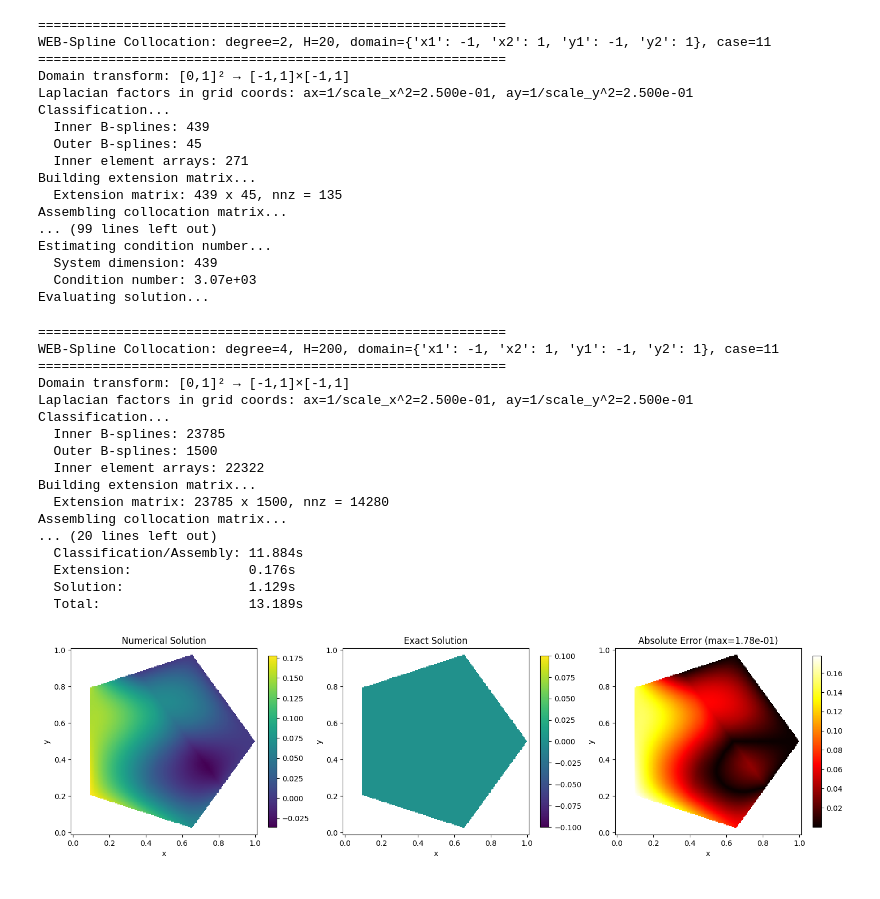
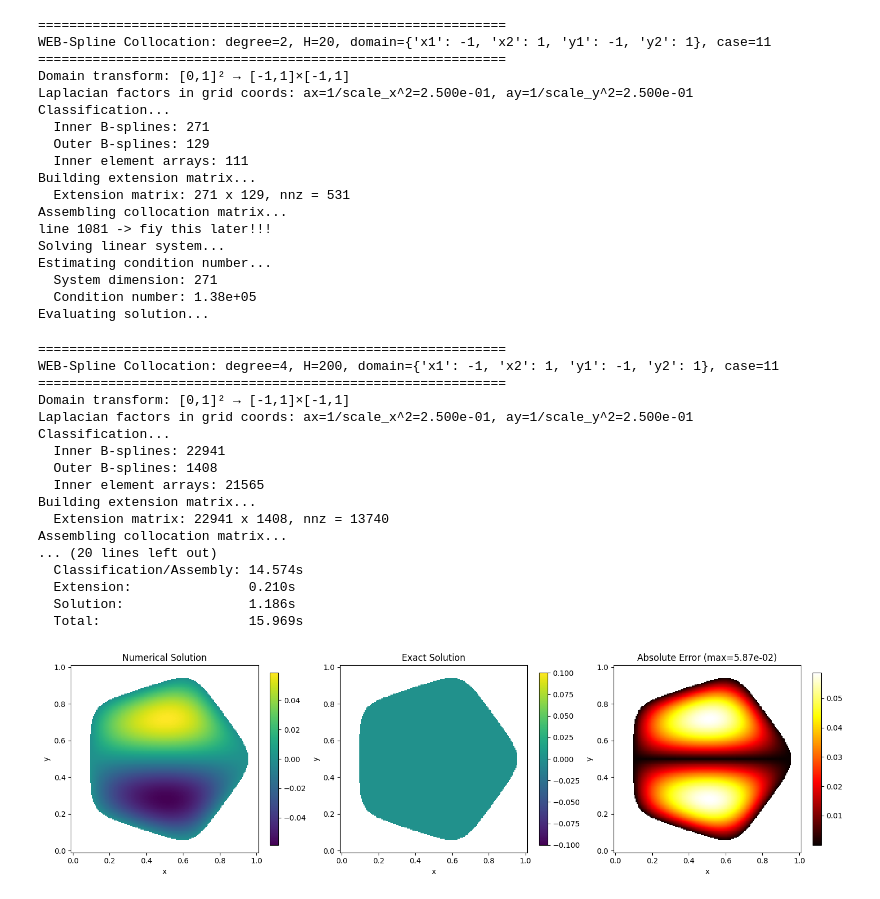
Before and after one commit to csgellert/NeuralIGA, a Jupyter notebook: advanced_neural_iga/advanced_colloc/colloc_results.ipynb, the cells around one changed output. Cells and saved outputs as stored; diff of their text form; code cells hidden in the pictures.

```diff
--- a/advanced_neural_iga/advanced_colloc/colloc_results.ipynb
+++ b/advanced_neural_iga/advanced_colloc/colloc_results.ipynb
@@ -34,6 +29,7 @@ import network_defs as netdefs
 import PDE_testcases
 import inhomogenous_boundary as ihbnd
 importlib.reload(cWEB)
+importlib.reload(ihbnd)
 model_MS = netdefs.load_test_model("SIREN_pentagon_MMSDF", "SIREN", params={"architecture": [2, 256, 256, 256, 5], "w_0": 15, "w_hidden": 30.0})
 model = ihbnd.sharp_min_distance_function(model_MS)
 n = 2
@@ -89,47 +85,62 @@ WEB-Spline Collocation: degree=2, H=20, domain={'x1': -1, 'x2': 1, 'y1': -1, 'y2
 Domain transform: [0,1]² → [-1,1]×[-1,1]
 Laplacian factors in grid coords: ax=1/scale_x^2=2.500e-01, ay=1/scale_y^2=2.500e-01
 Classification...
-  Inner B-splines: 439
-  Outer B-splines: 45
-  Inner element arrays: 271
+  Inner B-splines: 271
+  Outer B-splines: 129
+  Inner element arrays: 111
 Building extension matrix...
-  Extension matrix: 439 x 45, nnz = 135
+  Extension matrix: 271 x 129, nnz = 531
 Assembling collocation matrix...
-... (99 lines left out)
+line 1081 -> fiy this later!!!
+Solving linear system...
 Estimating condition number...
-  System dimension: 439
-  Condition number: 3.07e+03
+  System dimension: 271
+  Condition number: 1.38e+05
 Evaluating solution...
 # %%
 importlib.reload(cWEB)
 importlib.reload(PDE_testcases)
+importlib.reload(Geomertry)
 import inhomogenous_boundary as ihbnd
 importlib.reload(ihbnd)
-model_MS = netdefs.load_test_model("SIREN_pentagon_MSSDF_large", "SIREN", params={"architecture": [2, 256, 256, 256, 5], "w_0": 15, "w_hidden": 30.0})
+
+# Analytical 5-output pentagon distance model.
+# Use the scalar adapter for run_example, and keep the 5-output model for model_ms.
+model_MS = netdefs.load_test_model("SIREN_pentagon_MSSDF_02", "SIREN", params={"architecture": [2, 256, 256, 256, 5], "w_0": 15, "w_hidden": 30.0})
+#model_MS = Geomertry.AnaliticalDistancePentagon_SideDistances(radius=1.0, rotation=np.pi / 2)
+#model = model_MS.as_weight_model(smoothness=0.1, preserve_zero_line=True)
 #model = ihbnd.sharp_min_distance_function(model_MS)
-#model = ihbnd.smooth_min_distance_function(model_MS, alpha=10.0)
-model = ihbnd.smooth_min_preserve_zero_distance_function(model=model_MS, k = 1)
-# Enable return_coefficients=True so we can use the result for pointwise evaluation
-res = cWEB.run_example(model=model, n=4, H=200, function_case=11, verbose=True, plot_mode='2d', return_coefficients=True, model_ms=model_MS)
+model = ihbnd.smooth_min_distance_function(model_MS, alpha=10.0)
+# Enable return_coefficients=True so we can use the result for pointwise evaluation.
+res = cWEB.run_example(
+    model=model,
+    n=4,
+    H=200,
+    function_case=11,
+    verbose=True,
+    plot_mode='2d',
+    return_coefficients=True,
+    model_ms=model_MS,
+)
 # %% [output]
 ============================================================
 WEB-Spline Collocation: degree=4, H=200, domain={'x1': -1, 'x2': 1, 'y1': -1, 'y2': 1}, case=11
 ============================================================
 Domain transform: [0,1]² → [-1,1]×[-1,1]
 Laplacian factors in grid coords: ax=1/scale_x^2=2.500e-01, ay=1/scale_y^2=2.500e-01
 Classification...
-  Inner B-splines: 23785
-  Outer B-splines: 1500
-  Inner element arrays: 22322
+  Inner B-splines: 22941
+  Outer B-splines: 1408
+  Inner element arrays: 21565
 Building extension matrix...
-  Extension matrix: 23785 x 1500, nnz = 14280
+  Extension matrix: 22941 x 1408, nnz = 13740
 Assembling collocation matrix...
 ... (20 lines left out)
-  Classification/Assembly: 11.884s
-  Extension:               0.176s
-  Solution:                1.129s
-  Total:                   13.189s
+  Classification/Assembly: 14.574s
+  Extension:               0.210s
+  Solution:                1.186s
+  Total:                   15.969s
-[figure, old version]
+[figure, new version]
 # %%
 # Plot ground truth, reconstructed solution, and absolute error at CSV sample points
 importlib.reload(ihbnd)
```
Also changed, not shown: parts of 4 cells of this notebook, 3 other files.
